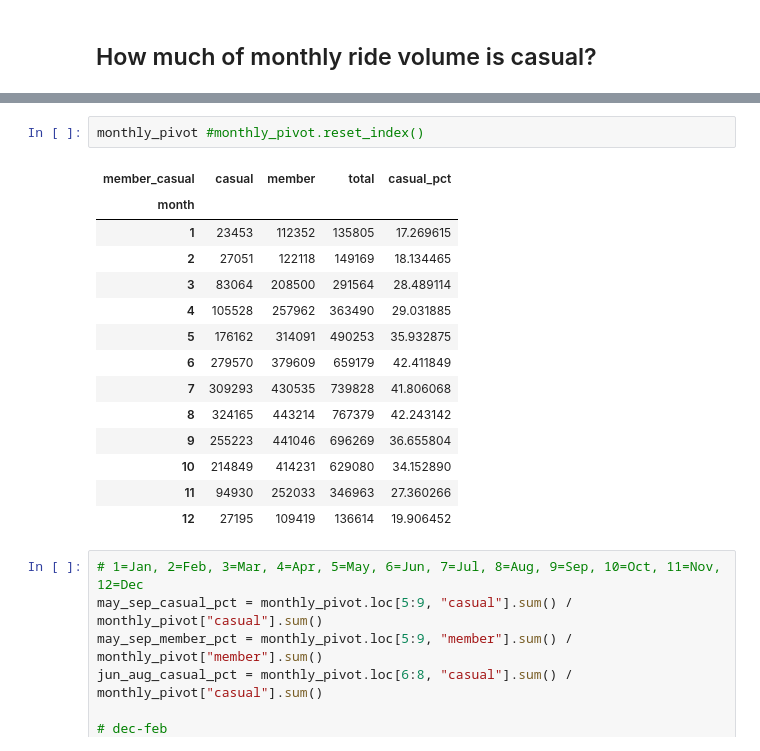
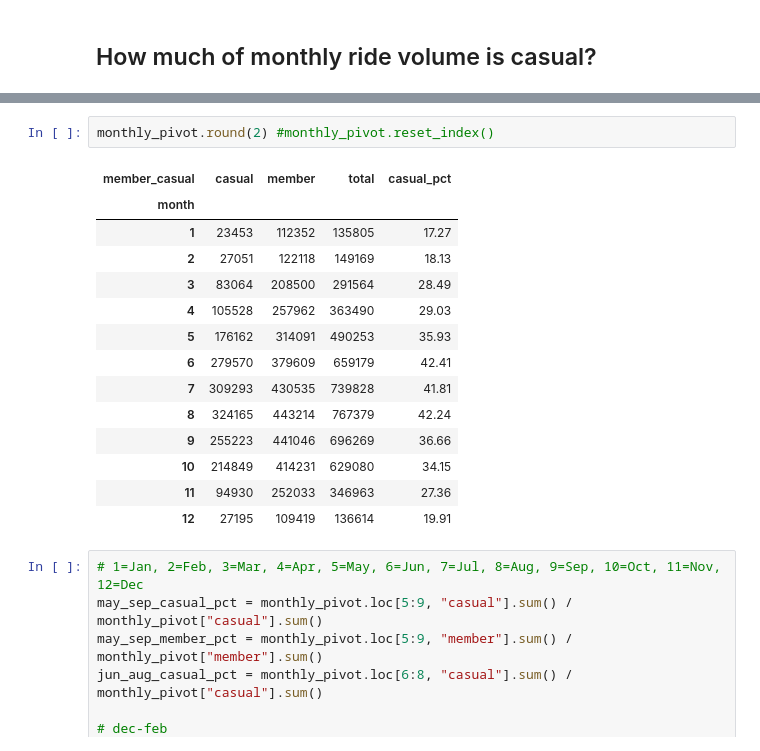
Before and after one commit to danny-hered/divvy-2025-analysis, a Jupyter notebook: report.ipynb, the cells around one changed output, grey strips where cells are left out. Cells and saved outputs as stored; diff of their text form.

```diff
--- a/report.ipynb
+++ b/report.ipynb
@@ -281,22 +277,22 @@ plt.show()
 # %% [output]
 [figure]
 # %%
-monthly_pivot #monthly_pivot.reset_index()
+monthly_pivot.round(2) #monthly_pivot.reset_index()
 # %% [output]
 | member_casual | casual | member | total | casual_pct |
 | month |  |  |  |  |
-| 1 | 23453 | 112352 | 135805 | 17.269615 |
-| 2 | 27051 | 122118 | 149169 | 18.134465 |
-| 3 | 83064 | 208500 | 291564 | 28.489114 |
-| 4 | 105528 | 257962 | 363490 | 29.031885 |
-| 5 | 176162 | 314091 | 490253 | 35.932875 |
-| 6 | 279570 | 379609 | 659179 | 42.411849 |
-| 7 | 309293 | 430535 | 739828 | 41.806068 |
-| 8 | 324165 | 443214 | 767379 | 42.243142 |
-| 9 | 255223 | 441046 | 696269 | 36.655804 |
-| 10 | 214849 | 414231 | 629080 | 34.152890 |
-| 11 | 94930 | 252033 | 346963 | 27.360266 |
-| 12 | 27195 | 109419 | 136614 | 19.906452 |
+| 1 | 23453 | 112352 | 135805 | 17.27 |
+| 2 | 27051 | 122118 | 149169 | 18.13 |
+| 3 | 83064 | 208500 | 291564 | 28.49 |
+| 4 | 105528 | 257962 | 363490 | 29.03 |
+| 5 | 176162 | 314091 | 490253 | 35.93 |
+| 6 | 279570 | 379609 | 659179 | 42.41 |
+| 7 | 309293 | 430535 | 739828 | 41.81 |
+| 8 | 324165 | 443214 | 767379 | 42.24 |
+| 9 | 255223 | 441046 | 696269 | 36.66 |
+| 10 | 214849 | 414231 | 629080 | 34.15 |
+| 11 | 94930 | 252033 | 346963 | 27.36 |
+| 12 | 27195 | 109419 | 136614 | 19.91 |
 # %%
 # 1=Jan, 2=Feb, 3=Mar, 4=Apr, 5=May, 6=Jun, 7=Jul, 8=Aug, 9=Sep, 10=Oct, 11=Nov, 12=Dec
 may_sep_casual_pct = monthly_pivot.loc[5:9, "casual"].sum() / monthly_pivot["casual"].sum()
```
Also changed, not shown: parts of 7 cells of this notebook, 2 other files.
